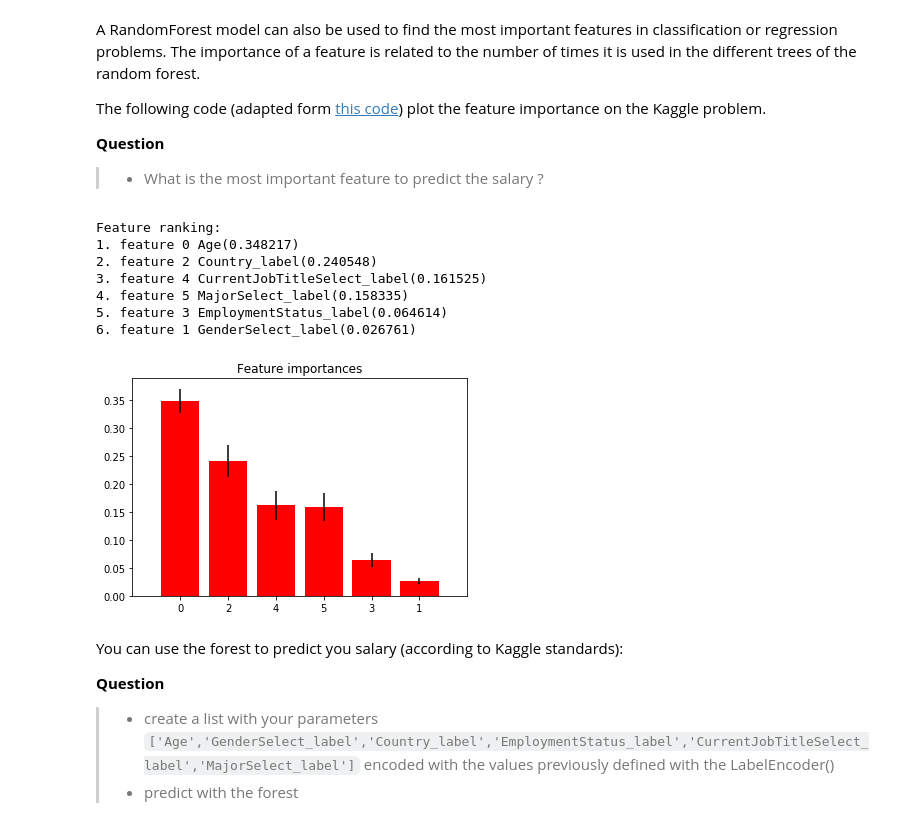
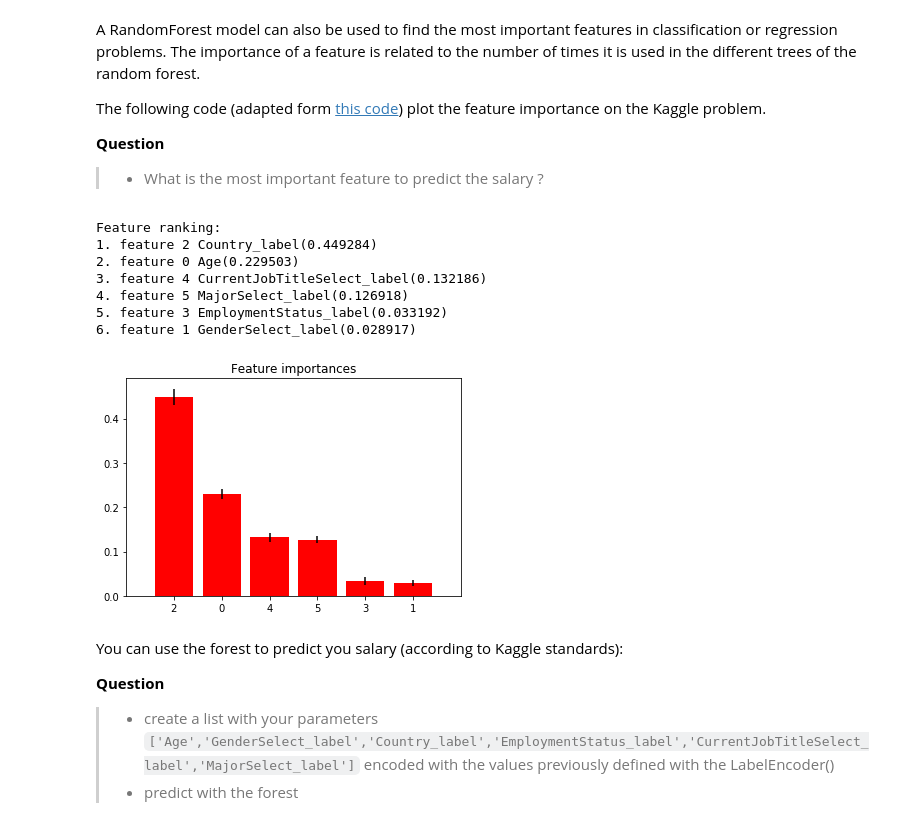
Before and after one commit to kermorvant/ml, a Jupyter notebook: notebooks/tree_kaggle.ipynb, the cells around one changed output. Saved outputs shown, nothing was run; the diff lists cells and outputs as text; code cells hidden in the pictures.

```diff
--- a/notebooks/tree_kaggle.ipynb
+++ b/notebooks/tree_kaggle.ipynb
@@ -76,0 +194,8 @@ sns.countplot(data=df,y='MajorSelect')
+# %%
+maxval = df['Age'].quantile(0.99)
+minval = df['Age'].quantile(0.01)
+print ("Age will be between ",int(minval),' and ',int(maxval))
+
+df = df[(df['Age'] < maxval) &(df['Age'] > minval)]
+df.shape
+_ = df.Age.plot.hist()
@@ -125,9 +244,9 @@ A decision tree can be used both for classification of for regression. In our ca
 > * Fit a decision [DecisionTreeRegressor](http://scikit-learn.org/stable/auto_examples/tree/plot_tree_regression.html) to predict the Salary
 # %%
 X = df[['Age','GenderSelect_label','Country_label','EmploymentStatus_label','CurrentJobTitleSelect_label','MajorSelect_label']]
-y = df['Salary']
+y = df['SalaryUSD']
 # %%
 from sklearn.tree import DecisionTreeRegressor
-regr = DecisionTreeRegressor()
+regr = DecisionTreeRegressor(max_depth=3)
 regr.fit(X, y)
 # %% [output]
@@ -151,0 +280,27 @@ graph
+# %%
+from sklearn.ensemble import RandomForestRegressor
+from sklearn.ensemble import ExtraTreesRegressor
+from sklearn.model_selection import train_test_split
+from sklearn.metrics import mean_absolute_error
+from sklearn.metrics import explained_variance_score
+
+
+# split the dataframe in train and test
+X_train, X_test, y_train, y_test = train_test_split(X, y, test_size=0.2, random_state=32)# YOUR CODE HERE
+
+# train a random forest regressor
+forest = RandomForestRegressor()
+forest.fit(X_train, y_train)
+
+# evaluate the random forest with regression metrics
+y_pred = forest.predict(X_test)
+print ('Mean absolute error:',mean_absolute_error(y_test, y_pred))
+from sklearn.metrics import explained_variance_score
+print ('Explained variance score:',explained_variance_score(y_test, y_pred))
+
+
+etree = ExtraTreesRegressor()
+etree.fit(X_train, y_train)
+ey_pred = etree.predict(X_test)
+print ('Mean absolute error:',mean_absolute_error(y_test, ey_pred))
+print ('Explained variance score:',explained_variance_score(y_test, ey_pred))
@@ -158,38 +318,36 @@ The following code (adapted form [this code](http://scikit-learn.org/stable/auto
 > * What is the most important feature to predict the salary ?
 >
 # %%
-from sklearn.ensemble import ExtraTreesRegressor
-forest = ExtraTreesRegressor()
+
 feature_names=['Age','GenderSelect_label','Country_label','EmploymentStatus_label','CurrentJobTitleSelect_label','MajorSelect_label']
-forest.fit(X, y)
 importances = forest.feature_importances_
 std = np.std([tree.feature_importances_ for tree in forest.estimators_],
              axis=0)
 indices = np.argsort(importances)[::-1]
 
 # Print the feature ranking
 print("Feature ranking:")
 
 for f in range(X.shape[1]):
     print("%d. feature %d %s(%f)" % (f + 1, indices[f],feature_names[indices[f]], importances[indices[f]]))
 
 # Plot the feature importances of the forest
 plt.figure()
 plt.title("Feature importances")
 plt.bar(range(X.shape[1]), importances[indices],
        color="r", yerr=std[indices], align="center")
 plt.xticks(range(X.shape[1]), indices)
 plt.xlim([-1, X.shape[1]])
 plt.show()
 # %% [output]
 Feature ranking:
-1. feature 0 Age(0.348217)
-2. feature 2 Country_label(0.240548)
-3. feature 4 CurrentJobTitleSelect_label(0.161525)
-4. feature 5 MajorSelect_label(0.158335)
-5. feature 3 EmploymentStatus_label(0.064614)
-6. feature 1 GenderSelect_label(0.026761)
+1. feature 2 Country_label(0.449284)
+2. feature 0 Age(0.229503)
+3. feature 4 CurrentJobTitleSelect_label(0.132186)
+4. feature 5 MajorSelect_label(0.126918)
+5. feature 3 EmploymentStatus_label(0.033192)
+6. feature 1 GenderSelect_label(0.028917)
-[figure, old version]
+[figure, new version]
 # %% [markdown]
 You can use the forest to predict you salary (according to Kaggle standards):
 
```
Also changed, not shown: parts of 30 cells of this notebook, 1 other file.
